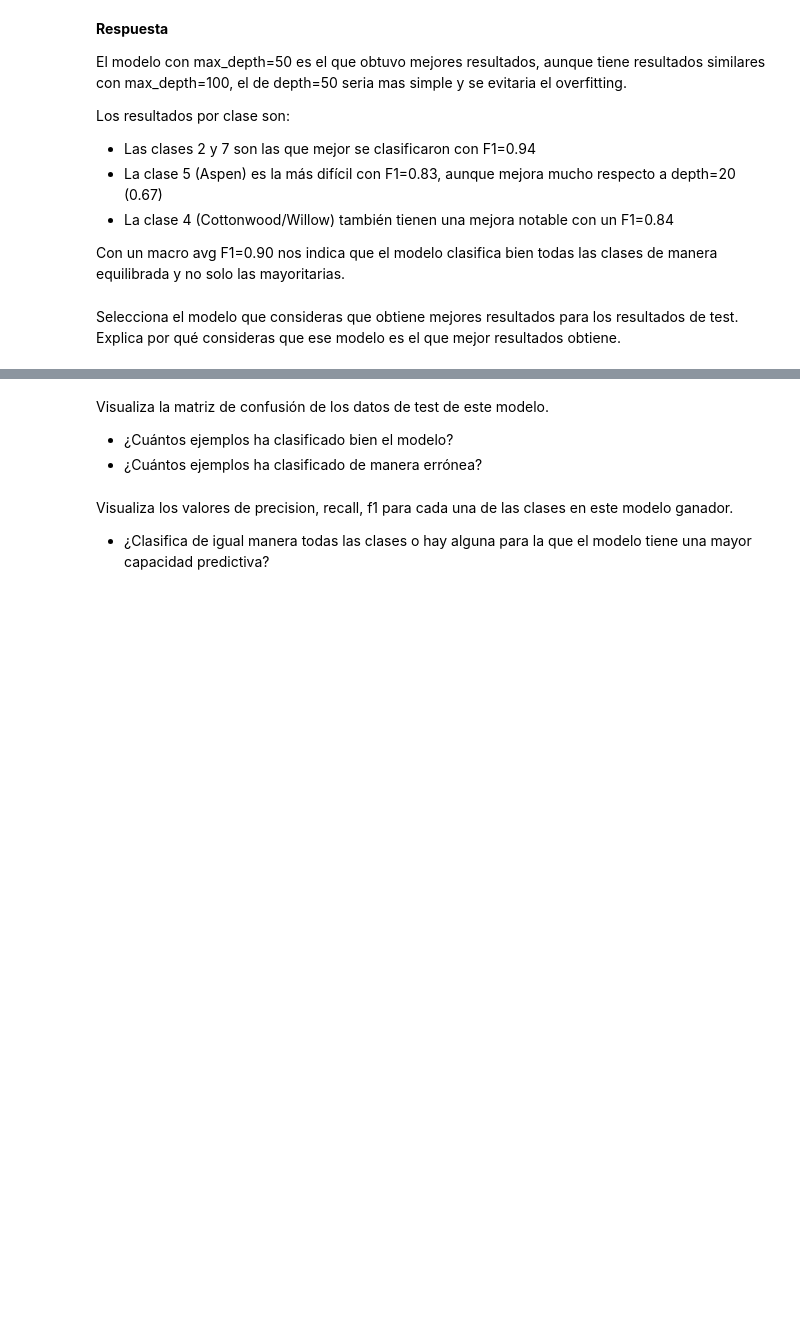
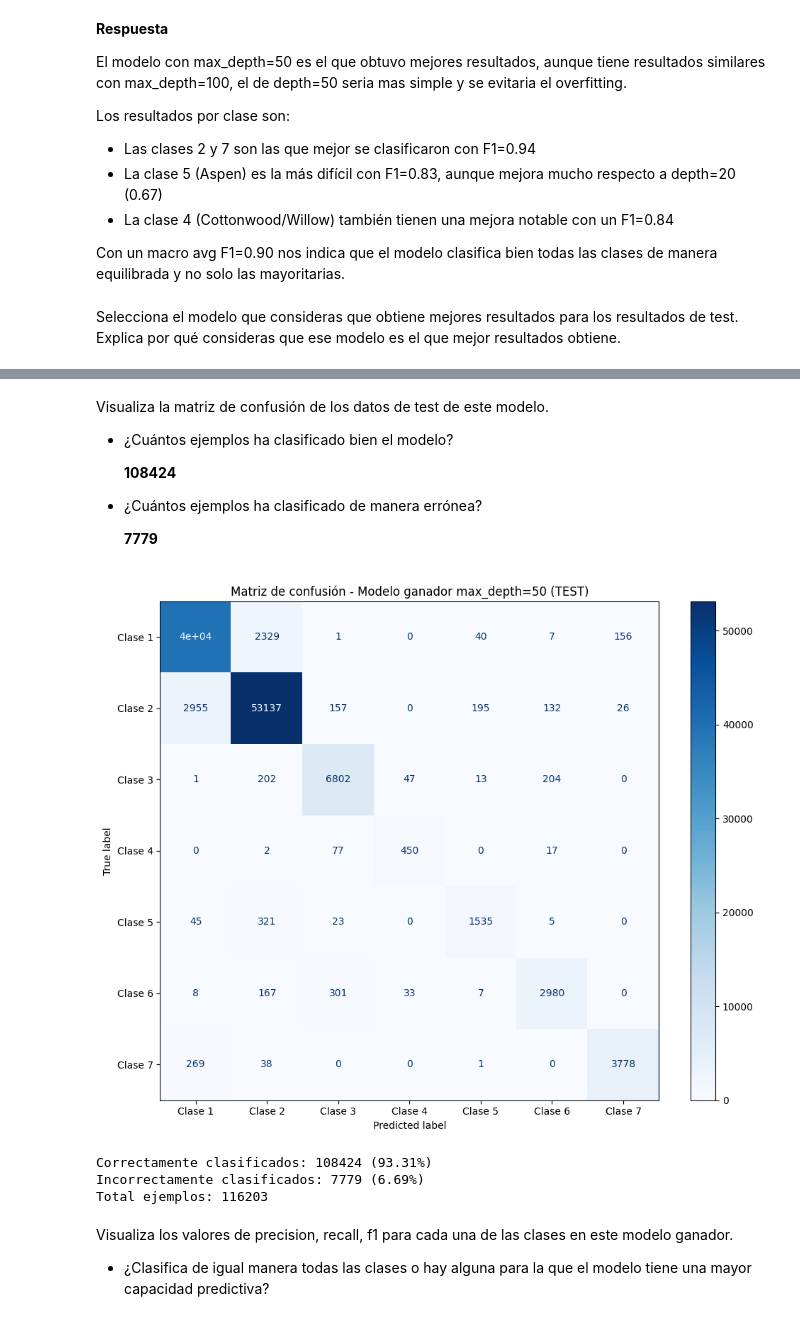
Before and after one commit to criszhirzhan/maestria_PLN_resources, a Jupyter notebook: AprendizajeAutomatico/Actividad2/Actividad_2_CoverType.ipynb, the cells around one changed output, grey strips where cells are left out. Drawn from its saved outputs; the diff is of its cells as text; code cells hidden in the pictures; blank space fills up the shorter version.

```diff
--- a/AprendizajeAutomatico/Actividad2/Actividad_2_CoverType.ipynb
+++ b/AprendizajeAutomatico/Actividad2/Actividad_2_CoverType.ipynb
@@ -532,7 +541,42 @@ Selecciona el modelo que consideras que obtiene mejores resultados para los resu
 # %% [markdown]
 Visualiza la matriz de confusión de los datos de test de este modelo.
 - ¿Cuántos ejemplos ha clasificado bien el modelo?
+
+  **108424**
+
 - ¿Cuántos ejemplos ha clasificado de manera errónea?
+
+  **7779**
+# %%
+# Matriz de confusión del modelo ganador (max_depth=50) con datos de TEST
+modelo_ganador = decisionTrees[3]  # índice 3 = max_depth=50
+
+y_pred_ganador = modelo_ganador.predict(X_test)
+
+cm_ganador = confusion_matrix(y_test, y_pred_ganador)
+
+# Visualización
+plt.figure(figsize=(10, 8))
+disp = ConfusionMatrixDisplay(confusion_matrix=cm_ganador,
+                               display_labels=[f'Clase {i}' for i in range(1, 8)])
+disp.plot(cmap='Blues', ax=plt.gca())
+plt.title('Matriz de confusión - Modelo ganador max_depth=50 (TEST)')
+plt.tight_layout()
+plt.show()
+
+# Ejemplos correctos e incorrectos
+correctos = cm_ganador.diagonal().sum()
+incorrectos = cm_ganador.sum() - correctos
+total = cm_ganador.sum()
+
+print(f"Correctamente clasificados: {correctos} ({correctos/total*100:.2f}%)")
+print(f"Incorrectamente clasificados: {incorrectos} ({incorrectos/total*100:.2f}%)")
+print(f"Total ejemplos: {total}")
+# %% [output]
+[figure, added]
+Correctamente clasificados: 108424 (93.31%)
+Incorrectamente clasificados: 7779 (6.69%)
+Total ejemplos: 116203
 # %% [markdown]
 Visualiza los valores de precision, recall, f1 para cada una de las clases en este modelo ganador.
 - ¿Clasifica de igual manera todas las clases o hay alguna para la que el modelo tiene una mayor capacidad predictiva?
```
Also changed, not shown: parts of 1 cell of this notebook.
